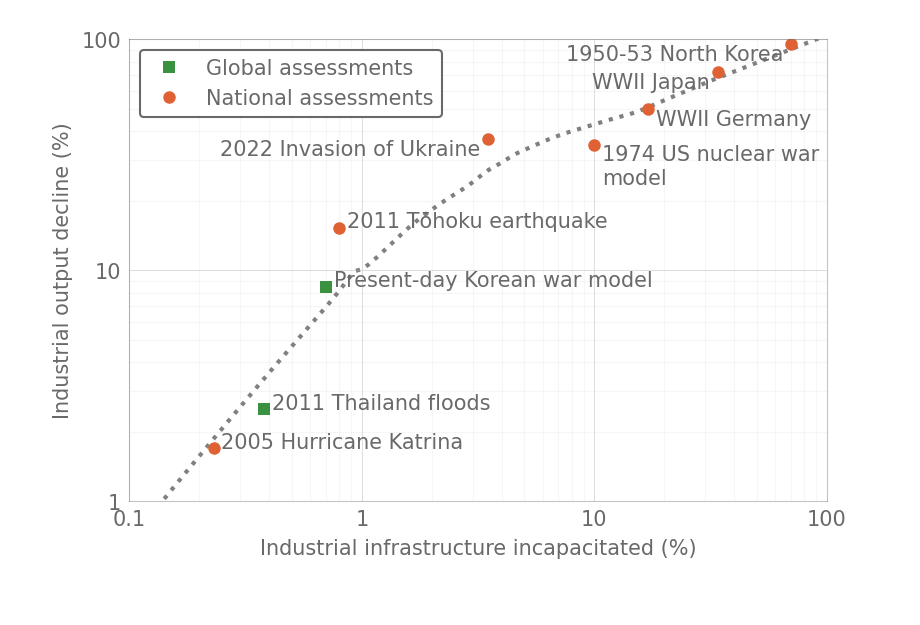
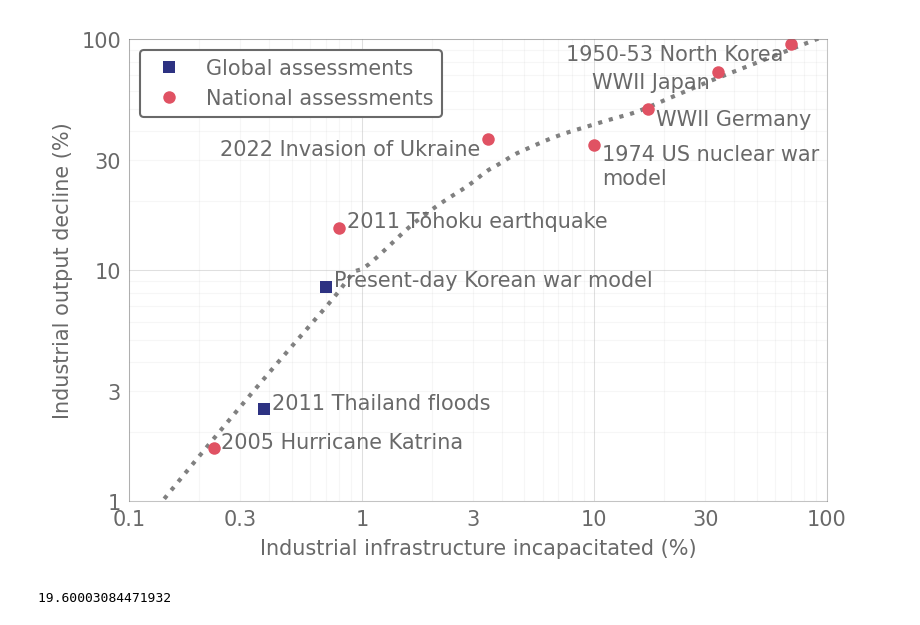
Before and after one commit to allfed/Population-Loss-NW, a Jupyter notebook: scripts/industry-destruction-response.ipynb, the cells around one changed output. Drawn from its saved outputs; the diff is of its cells as text; code cells hidden in the pictures.

```diff
--- a/scripts/industry-destruction-response.ipynb
+++ b/scripts/industry-destruction-response.ipynb
@@ -21,13 +18,13 @@ plt.figure(1, figsize=(6,4))
 x1 = np.array([0.38, 0.7])
 y1 = np.array([2.5, 8.5])
 labels1 = ["2011 Thailand floods", "Present-day Korean war model"]
-plt.plot(x1, y1, "s", label='Global assessments')
+plt.plot(x1, y1, "s", label='Global assessments', color="#2D3282")
 
 # National numbers
 x2 = np.array([0.8, 17, 3.5, 0.23, 34, 70, 10])
 y2 = np.array([15.3, 50, 37, 1.7, 72, 95, 35])
 labels2 = ["2011 Tōhoku earthquake", "WWII Germany", "2022 Invasion of Ukraine", "2005 Hurricane Katrina", "WWII Japan", "1950-53 North Korea", "1974 US nuclear war\nmodel"]
-plt.plot(x2, y2, "o", color='#e06234', label='National assessments')
+plt.plot(x2, y2, "o", color="#E05263", label='National assessments')
 
 # Add text labels
 for i, label in enumerate(labels1):
@@ -66,31 +63,40 @@ for i, frac in enumerate(fracs):
     all_y_smooth[i] = sm.nonparametric.lowess(log_y, log_x, xvals=log_x_smooth, frac=frac, it=2)
 
 # Calculate min and max across different bandwidths
 y_smooth = np.power(10, np.mean(all_y_smooth, axis=0))
 plt.plot(x_smooth, y_smooth, ':', color='grey', zorder=-30)
 
 
 ax = plt.gca()
 ax.set_xscale("log")
 ax.set_yscale("log")
 plt.xlabel("Industrial infrastructure incapacitated (%)")
 plt.ylabel("Industrial output decline (%)")
 ax.xaxis.set_major_formatter(plt.FuncFormatter(lambda val, pos: "{:.1f}".format(val) if val < 1 else "{:.0f}".format(val)))
 ax.yaxis.set_major_formatter(plt.FuncFormatter(lambda val, pos: "{:.1f}".format(val) if val < 1 else "{:.0f}".format(val)))
 
+# Set minor ticks that we want labeled
+ax.xaxis.set_minor_formatter(plt.FuncFormatter(lambda val, pos: "{:.1f}".format(val) if abs(val-0.3) < 0.01 else "{:.0f}".format(val) if val in [3, 30, 300] else ""))
+ax.yaxis.set_minor_formatter(plt.FuncFormatter(lambda val, pos: "{:.1f}".format(val) if val == 0.3 else "{:.0f}".format(val) if val in [3, 30] else ""))
+ax.tick_params(axis='both', which='minor', pad=2)
+
 for spine in ax.spines.values():
     spine.set_alpha(0.4)
     spine.set_linewidth(0.5)
     spine.set_color('dimgrey')
     spine.set_visible(True)
 
 plt.legend()
 plt.ylim(1, 100)
 plt.xlim(0.1, 100)
 
 plt.grid(True, which="minor", ls="-", alpha=0.1, lw=0.5)
 
 # plt.show()
 plt.savefig("../results/industry-destruction-response.png", dpi=500, bbox_inches="tight")
 # %% [output]
-[figure, old version]
+[figure, new version]
+# %%
+np.interp(2.2, x_smooth, y_smooth)
+# %% [output]
+19.60003084471932
```
Also changed, not shown: parts of 1 cell of this notebook, 2 other files.
